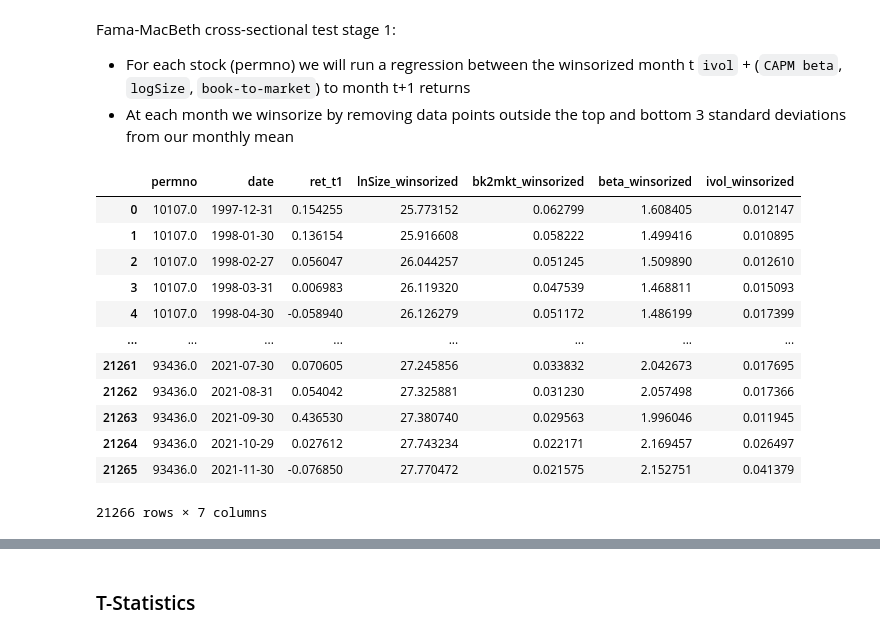
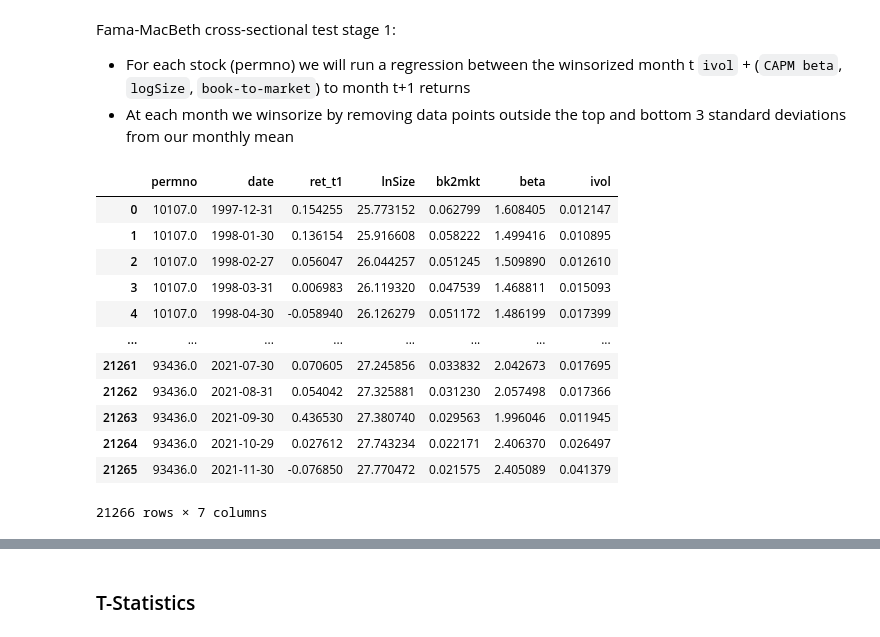
Before and after one commit to uWaterloo-CFM/CFM-301, a Jupyter notebook: Assignment 4/Assignment 4 - Code.ipynb, the cells around one changed output, grey strips where cells are left out. Saved outputs shown, nothing was run; the diff lists cells and outputs as text; code cells hidden in the pictures.

```diff
--- a/Assignment 4/Assignment 4 - Code.ipynb
+++ b/Assignment 4/Assignment 4 - Code.ipynb
@@ -1165,16 +1165,18 @@ Fama-MacBeth cross-sectional test stage 1:
 # %%
 permnos = sorted(list(set(winsorized_factors.permno)))
 months = list(winsorized_factors[winsorized_factors["permno"] == 10107.0]["date"])
 reporting_months = [m.strftime("%Y-%m-%d") for m in months[1:]] + ["2021-12-31"] # shifted by 1 month
 
-xsec_test_vars = winsorized_factors[["permno", "date", "ret_t1", "lnSize_winsorized", "bk2mkt_winsorized", "beta_winsorized", "ivol_winsorized"]].dropna().reset_index().drop("index", axis=1)
+# Take non-winsorized values here since question is asking for us to winsorize per month
+xsec_test_vars = all_monthly_data[["permno", "date", "ret_t1", "lnSize", "bk2mkt", "beta", "ivol"]].dropna().reset_index().drop("index", axis=1)
+
 betas = {'date':[], 'permno': [], 'ivol':[], 'capm_beta':[], 'lnSize':[], 'bk2mkt': [], 'alpha': []}
 xsec_test_vars.sort_values(by="permno", kind='stable', inplace=True)
 xsec_test_vars.reset_index(inplace=True)
 xsec_test_vars.drop("index", axis=1, inplace=True)
 xsec_test_vars
 # %% [output]
-|  | permno | date | ret_t1 | lnSize_winsorized | bk2mkt_winsorized | beta_winsorized | ivol_winsorized |
+|  | permno | date | ret_t1 | lnSize | bk2mkt | beta | ivol |
 | 0 | 10107.0 | 1997-12-31 | 0.154255 | 25.773152 | 0.062799 | 1.608405 | 0.012147 |
 | 1 | 10107.0 | 1998-01-30 | 0.136154 | 25.916608 | 0.058222 | 1.499416 | 0.010895 |
 | 2 | 10107.0 | 1998-02-27 | 0.056047 | 26.044257 | 0.051245 | 1.509890 | 0.012610 |
@@ -1184,7 +1186,7 @@ xsec_test_vars
 | 21261 | 93436.0 | 2021-07-30 | 0.070605 | 27.245856 | 0.033832 | 2.042673 | 0.017695 |
 | 21262 | 93436.0 | 2021-08-31 | 0.054042 | 27.325881 | 0.031230 | 2.057498 | 0.017366 |
 | 21263 | 93436.0 | 2021-09-30 | 0.436530 | 27.380740 | 0.029563 | 1.996046 | 0.011945 |
-| 21264 | 93436.0 | 2021-10-29 | 0.027612 | 27.743234 | 0.022171 | 2.169457 | 0.026497 |
-| 21265 | 93436.0 | 2021-11-30 | -0.076850 | 27.770472 | 0.021575 | 2.152751 | 0.041379 |
+| 21264 | 93436.0 | 2021-10-29 | 0.027612 | 27.743234 | 0.022171 | 2.406370 | 0.026497 |
+| 21265 | 93436.0 | 2021-11-30 | -0.076850 | 27.770472 | 0.021575 | 2.405089 | 0.041379 |
 21266 rows × 7 columns
 # %%
```
Also changed, not shown: parts of 3 cells of this notebook, 4 other files.
